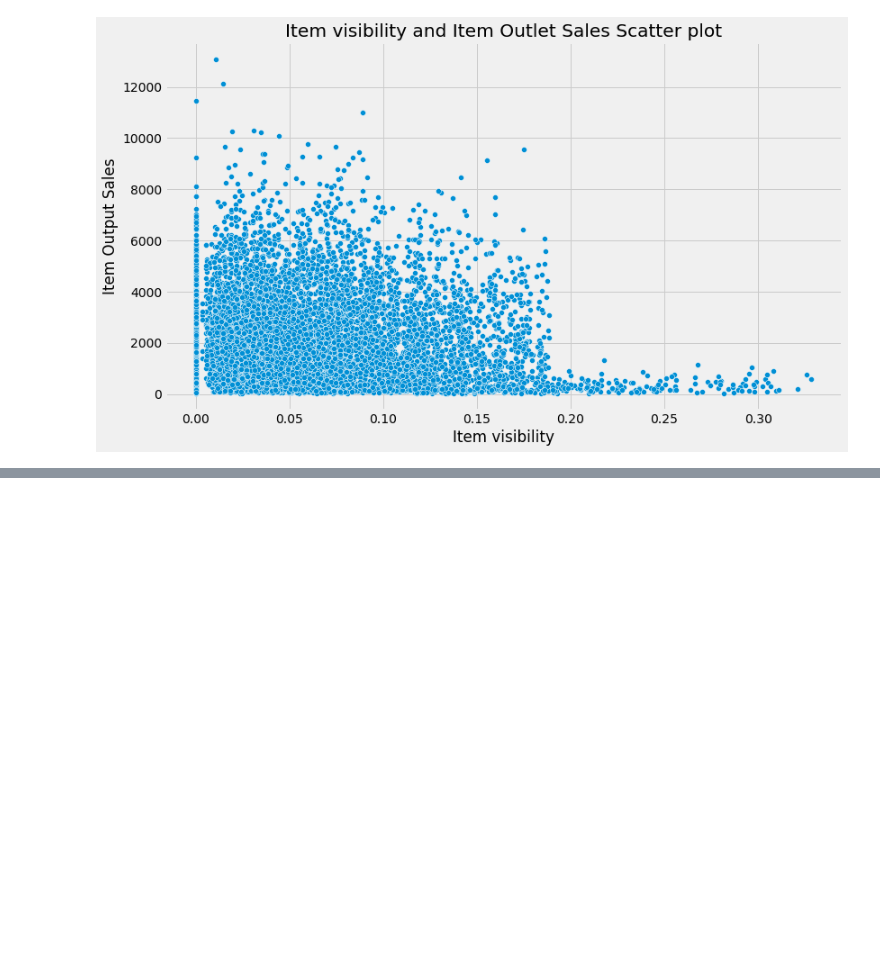
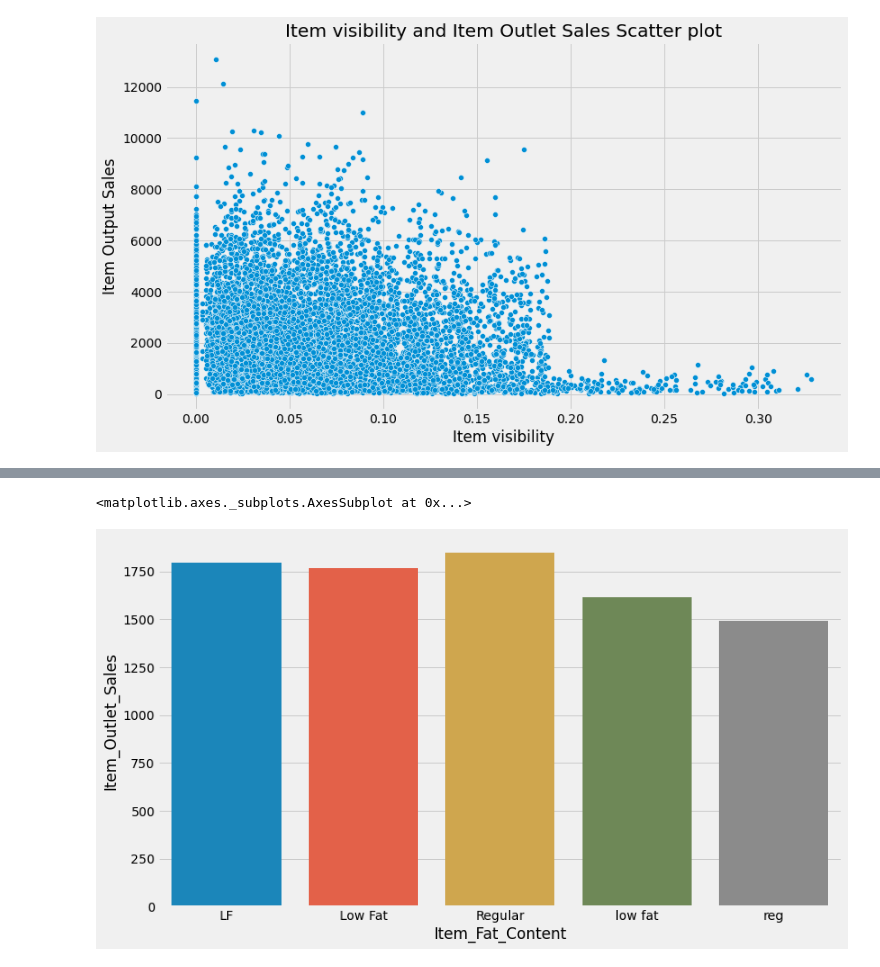
Before and after one commit to 19IT124/19IT124_19IT125_IT450_Market_Basket_Analysis, a Jupyter notebook: Market_basket_analysys.ipynb, the cells around one changed output, grey strips where cells are left out. Cells and saved outputs as stored; diff of their text form; code cells hidden in the pictures; blank space fills up the shorter version.

```diff
--- a/Market_basket_analysys.ipynb
+++ b/Market_basket_analysys.ipynb
@@ -182,0 +213,8 @@ plt.xticks(rotation=90)
+# %%
+plt.figure(figsize=(12,7))
+Item_Fat_Content_pivot = \
+a=df.pivot_table(index='Item_Fat_Content', values="Item_Outlet_Sales", aggfunc=np.median)
+sns.barplot(a.index,a.Item_Outlet_Sales)
+# %% [output]
+<matplotlib.axes._subplots.AxesSubplot at 0x...>
+[figure, added]
```
Also changed, not shown: parts of 52 cells of this notebook.
